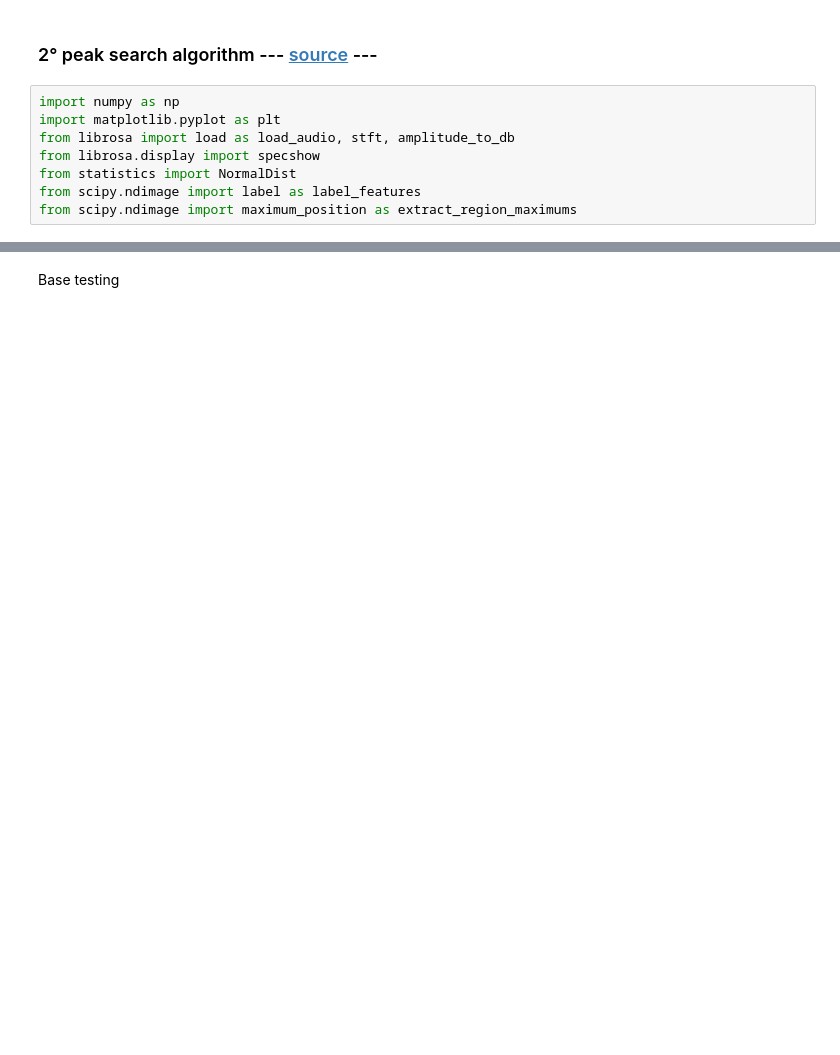
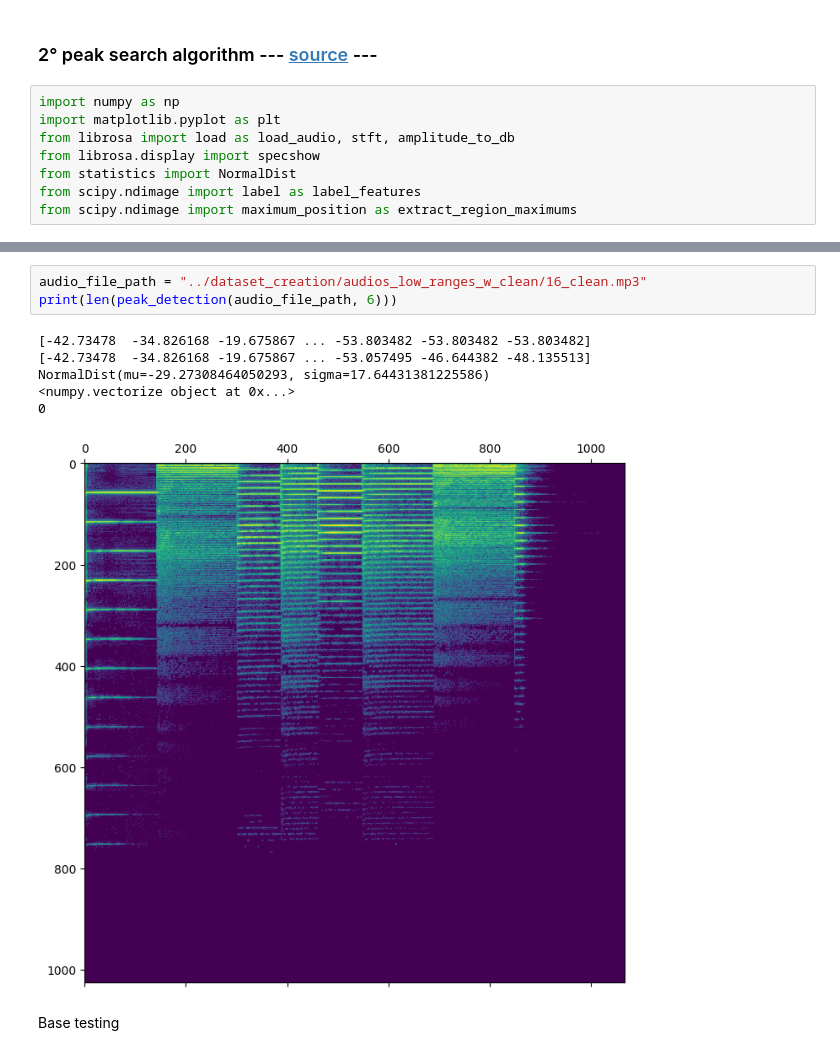
Before and after one commit to Fedrosauro/Guitar-SoundEffects-Recognition-GA, a Jupyter notebook: peak_search_algorithms/new_peak_calculation.ipynb, the cells around one changed output, grey strips where cells are left out. Drawn from its saved outputs; the diff is of its cells as text; blank space fills up the shorter version.

```diff
--- a/peak_search_algorithms/new_peak_calculation.ipynb
+++ b/peak_search_algorithms/new_peak_calculation.ipynb
@@ -78,2 +55,12 @@ print(len(peak_detection(audio_file_path, 2)))
+# %%
+audio_file_path = "../dataset_creation/audios_low_ranges_w_clean/16_clean.mp3"
+print(len(peak_detection(audio_file_path, 6)))
+# %% [output]
+[-42.73478  -34.826168 -19.675867 ... -53.803482 -53.803482 -53.803482]
+[-42.73478  -34.826168 -19.675867 ... -53.057495 -46.644382 -48.135513]
+NormalDist(mu=-29.27308464050293, sigma=17.64431381225586)
+<numpy.vectorize object at 0x...>
+0
+[figure, added]
 # %% [markdown]
 Base testing
```
Also changed, not shown: parts of 4 cells of this notebook, 28 other files.
